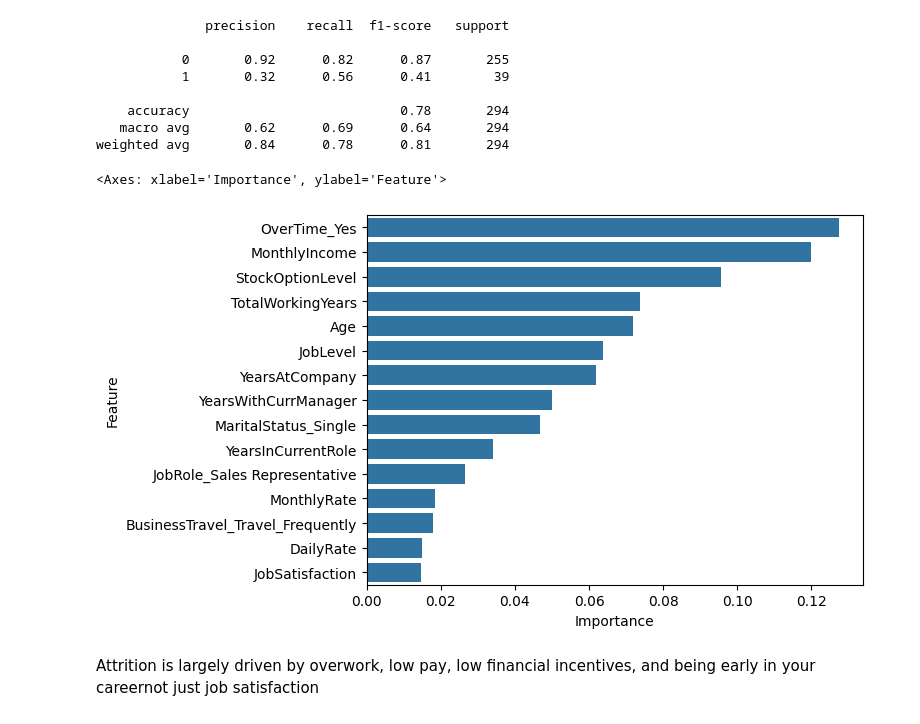
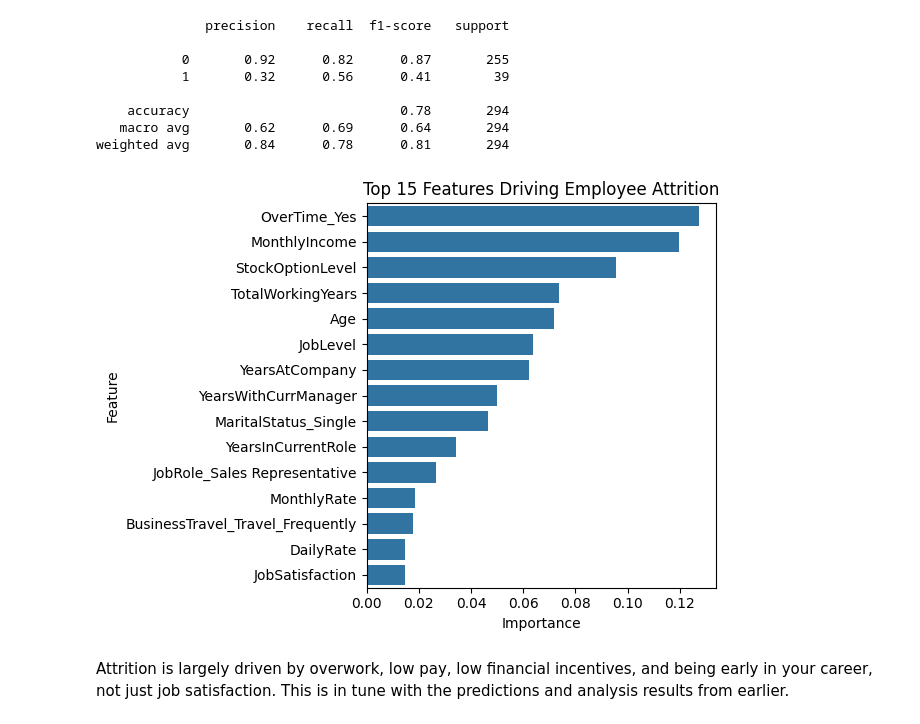
Before and after one commit to vedharai/hr-attrition-predictor, a Jupyter notebook: notebooks/05_insights.ipynb, the cells around one changed output. Saved outputs shown, nothing was run; the diff lists cells and outputs as text; code cells hidden in the pictures.

```diff
--- a/notebooks/05_insights.ipynb
+++ b/notebooks/05_insights.ipynb
@@ -41,13 +42,14 @@ weighted avg       0.84      0.78      0.81       294
 # %%
 importance_df = pd.DataFrame({
     'Feature': X.columns,
     'Importance': resampled_rf.feature_importances_
 })
 
 top_features = importance_df.sort_values(by='Importance', ascending=False).head(15)
 sns.barplot(x ='Importance', y='Feature', orient='h', data=top_features)
+plt.title('Top 15 Features Driving Employee Attrition')
+plt.tight_layout()
 # %% [output]
-<Axes: xlabel='Importance', ylabel='Feature'>
-[figure, old version]
+[figure, new version]
 # %% [markdown]
-Attrition is largely driven by overwork, low pay, low financial incentives, and being early in your careernot just job satisfaction
+Attrition is largely driven by overwork, low pay, low financial incentives, and being early in your career, not just job satisfaction. This is in tune with the predictions and analysis results from earlier.
```
Also changed, not shown: parts of 1 cell of this notebook, 4 other files.
